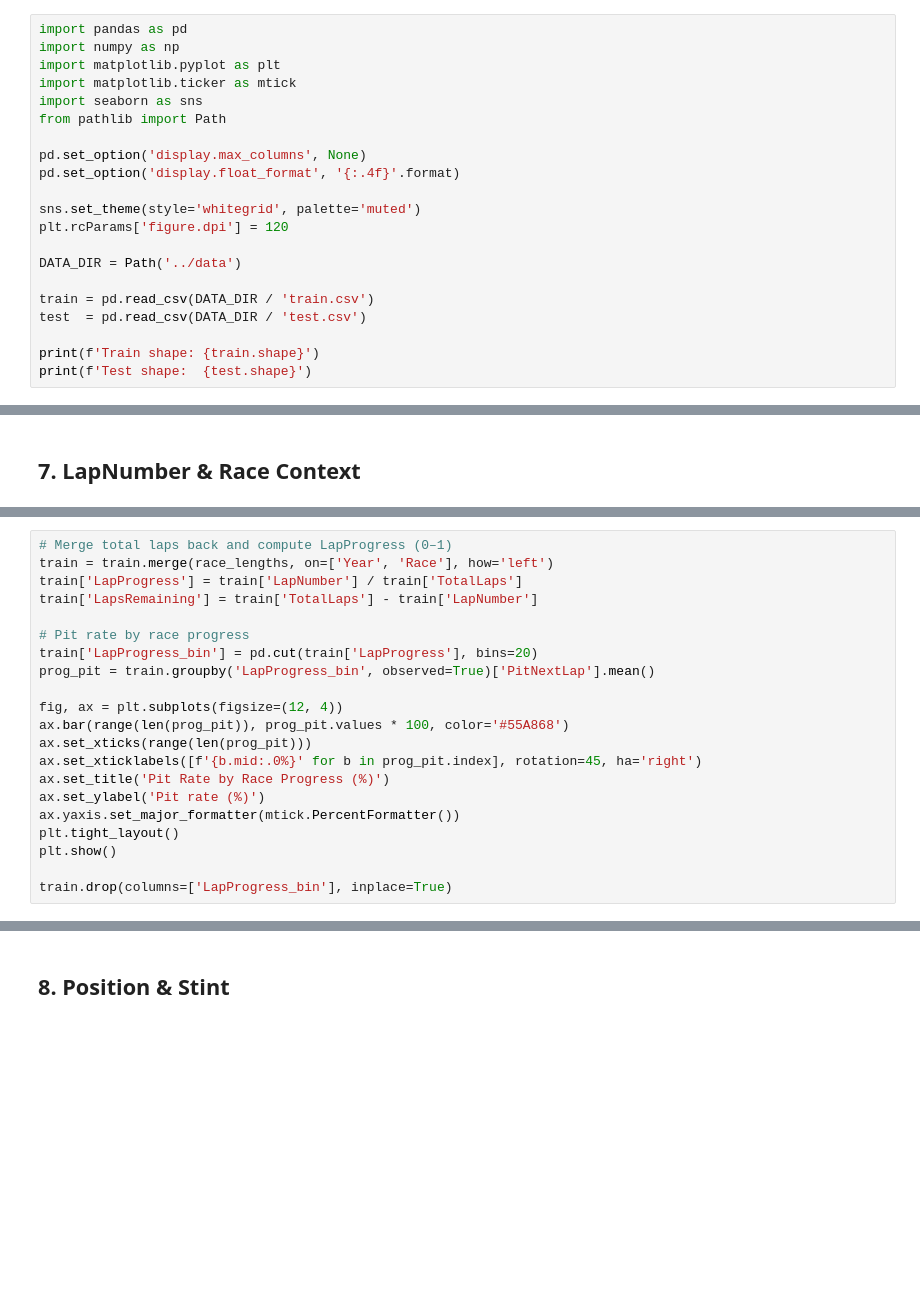
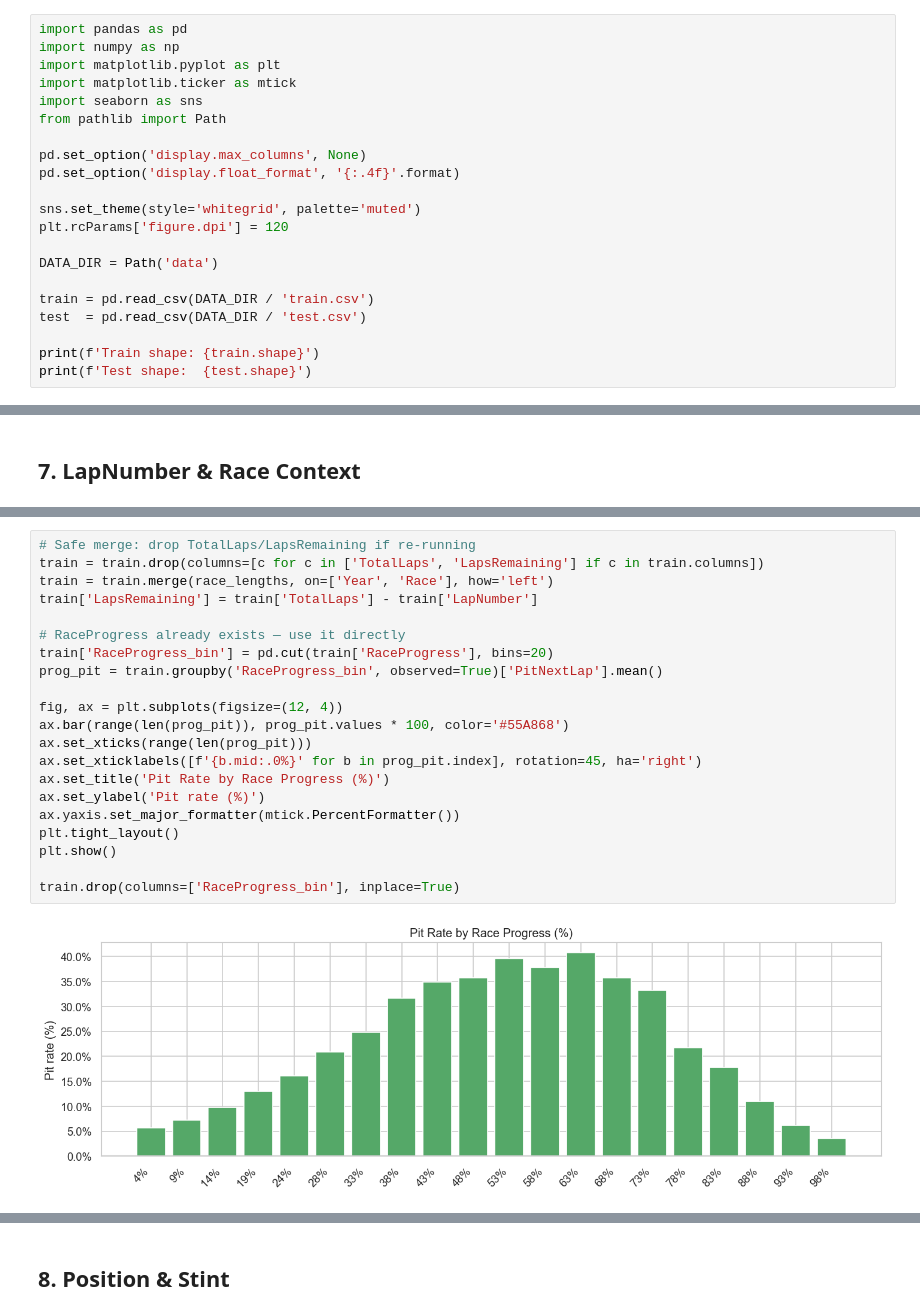
Before and after one commit to clairedebadts-cloud/kagglecs6_predictingF1PitStops, a Jupyter notebook: 01_eda.ipynb, the cells around one changed output, grey strips where cells are left out. Cells and saved outputs as stored; diff of their text form; blank space fills up the shorter version.

```diff
--- a/01_eda.ipynb
+++ b/01_eda.ipynb
@@ -22,7 +18,7 @@ pd.set_option('display.float_format', '{:.4f}'.format)
 sns.set_theme(style='whitegrid', palette='muted')
 plt.rcParams['figure.dpi'] = 120
 
-DATA_DIR = Path('../data')
+DATA_DIR = Path('data')
 
 train = pd.read_csv(DATA_DIR / 'train.csv')
 test  = pd.read_csv(DATA_DIR / 'test.csv')
@@ -185,24 +305,26 @@ print(race_lengths.sort_values('TotalLaps', ascending=False).head(10).to_string(
 # %%
-# Merge total laps back and compute LapProgress (0–1)
+# Safe merge: drop TotalLaps/LapsRemaining if re-running
+train = train.drop(columns=[c for c in ['TotalLaps', 'LapsRemaining'] if c in train.columns])
 train = train.merge(race_lengths, on=['Year', 'Race'], how='left')
-train['LapProgress'] = train['LapNumber'] / train['TotalLaps']
 train['LapsRemaining'] = train['TotalLaps'] - train['LapNumber']
 
-# Pit rate by race progress
-train['LapProgress_bin'] = pd.cut(train['LapProgress'], bins=20)
-prog_pit = train.groupby('LapProgress_bin', observed=True)['PitNextLap'].mean()
+# RaceProgress already exists — use it directly
+train['RaceProgress_bin'] = pd.cut(train['RaceProgress'], bins=20)
+prog_pit = train.groupby('RaceProgress_bin', observed=True)['PitNextLap'].mean()
 
 fig, ax = plt.subplots(figsize=(12, 4))
 ax.bar(range(len(prog_pit)), prog_pit.values * 100, color='#55A868')
 ax.set_xticks(range(len(prog_pit)))
 ax.set_xticklabels([f'{b.mid:.0%}' for b in prog_pit.index], rotation=45, ha='right')
 ax.set_title('Pit Rate by Race Progress (%)')
 ax.set_ylabel('Pit rate (%)')
 ax.yaxis.set_major_formatter(mtick.PercentFormatter())
 plt.tight_layout()
 plt.show()
 
-train.drop(columns=['LapProgress_bin'], inplace=True)
+train.drop(columns=['RaceProgress_bin'], inplace=True)
+# %% [output]
+[figure, added]
 # %%
 # Nobody pits in the final few laps — confirm the cliff
 print('Pit rate for last 3 laps of race:')
```
Also changed, not shown: parts of 35 cells of this notebook, 1 other file.
